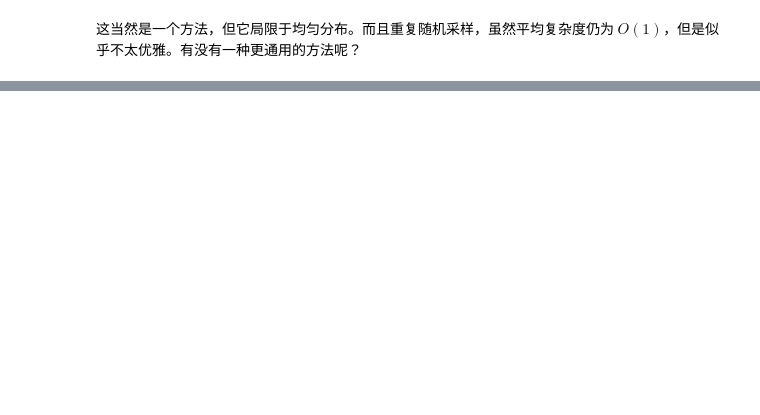
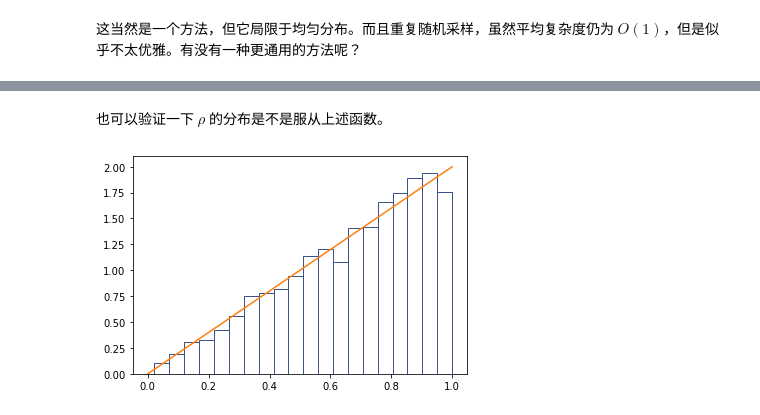
Before and after one commit to wenjinghuan999/wenjinghuan-cn, a Jupyter notebook: notebook/random_dist.ipynb, the cells around one changed output, grey strips where cells are left out. Saved outputs shown, nothing was run; the diff lists cells and outputs as text; code cells hidden in the pictures; blank space fills up the shorter version.

```diff
--- a/notebook/random_dist.ipynb
+++ b/notebook/random_dist.ipynb
@@ -165,0 +168,14 @@ draw_circle((0, 0), 1, alpha=0.2, edgecolor='b')
+# %% [markdown]
+也可以验证一下 $\rho$ 的分布是不是服从上述函数。
+# %%
+def draw_density(x, nbins=20):
+    import matplotlib.cm
+    cmap = matplotlib.cm.get_cmap()
+    plt.hist(x, nbins, density=True, facecolor='w', edgecolor=cmap(0.25))
+
+rho = [math.sqrt(random.random()) for _ in range(2000)]
+draw_density(rho)
+# draw f(r) = 2r
+_ = plt.plot([0, 1], [0, 2])
+# %% [output]
+[figure, added]
```
Also changed, not shown: parts of 7 cells of this notebook, 7 other files.
